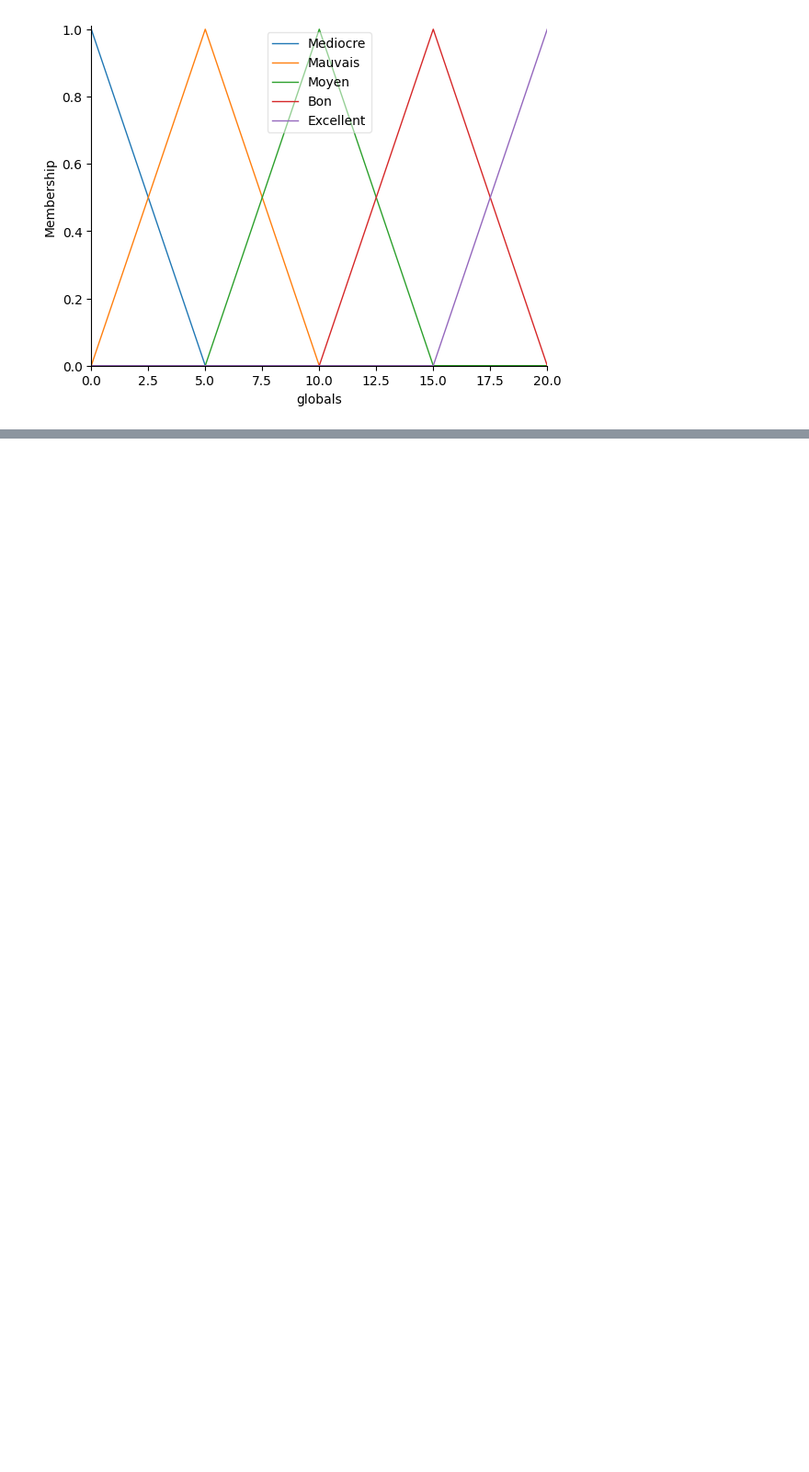
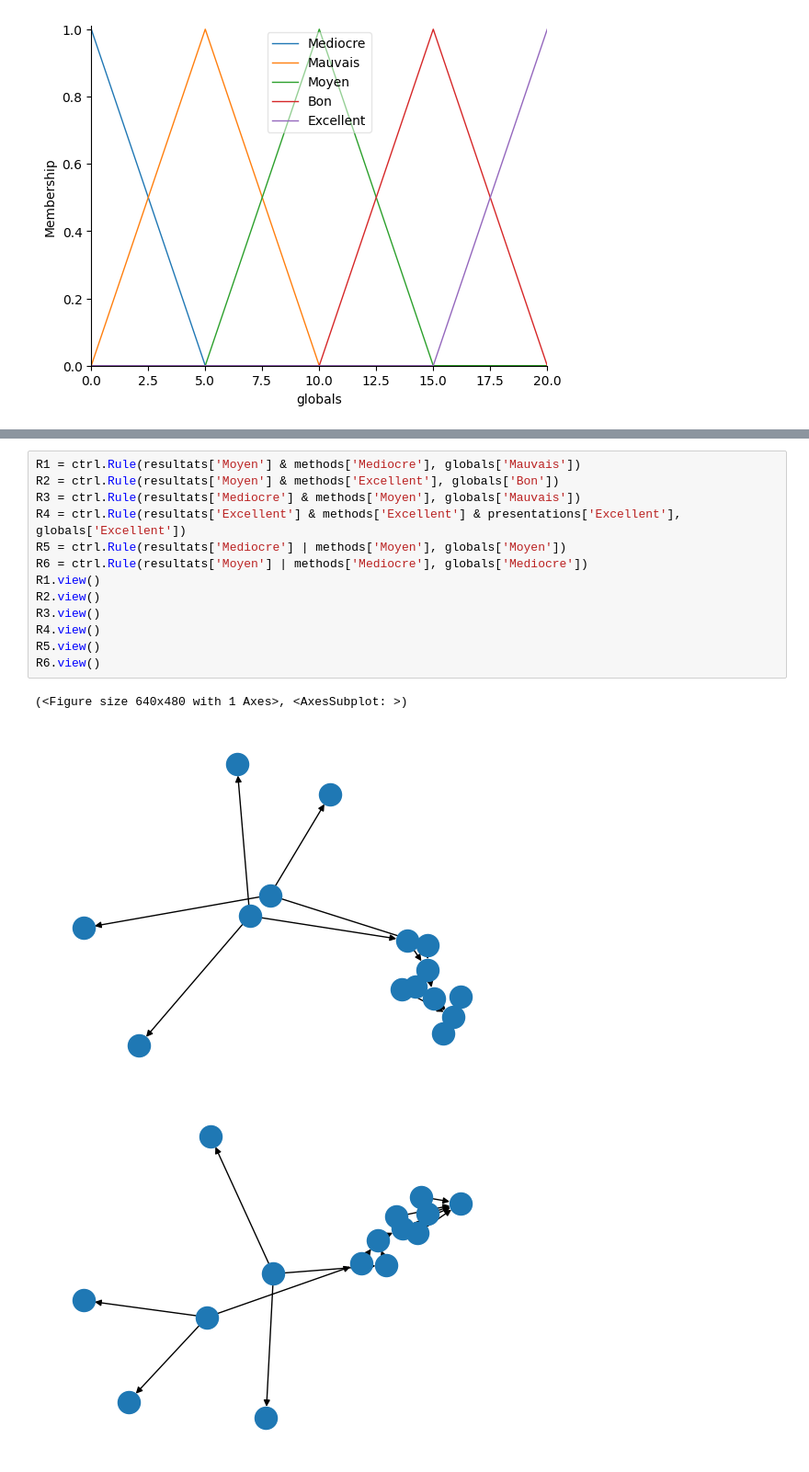
Before and after one commit to RethersMathieu/Mod-lisation-de-l-Incertitude, a Jupyter notebook: TP6 - Logique flou/tp6.ipynb, the cells around one changed output, grey strips where cells are left out. Shown: that part at 92% size. Saved outputs shown, nothing was run; the diff lists cells and outputs as text; blank space fills up the shorter version.

```diff
--- a/TP6 - Logique flou/tp6.ipynb
+++ b/TP6 - Logique flou/tp6.ipynb
@@ -47,0 +116,17 @@ R6 = ctrl.Rule(resultats['Moyen']       | methods['Mediocre'],
+# %%
+R1 = ctrl.Rule(resultats['Moyen'] & methods['Mediocre'], globals['Mauvais'])
+R2 = ctrl.Rule(resultats['Moyen'] & methods['Excellent'], globals['Bon'])
+R3 = ctrl.Rule(resultats['Mediocre'] & methods['Moyen'], globals['Mauvais'])
+R4 = ctrl.Rule(resultats['Excellent'] & methods['Excellent'] & presentations['Excellent'], globals['Excellent'])
+R5 = ctrl.Rule(resultats['Mediocre'] | methods['Moyen'], globals['Moyen'])
+R6 = ctrl.Rule(resultats['Moyen'] | methods['Mediocre'], globals['Mediocre'])
+R1.view()
+R2.view()
+R3.view()
+R4.view()
+R5.view()
+R6.view()
+# %% [output]
+(<Figure size 640x480 with 1 Axes>, <AxesSubplot: >)
+[figure, added]
+[figure, added]
```
Also changed, not shown: parts of 13 cells of this notebook.
